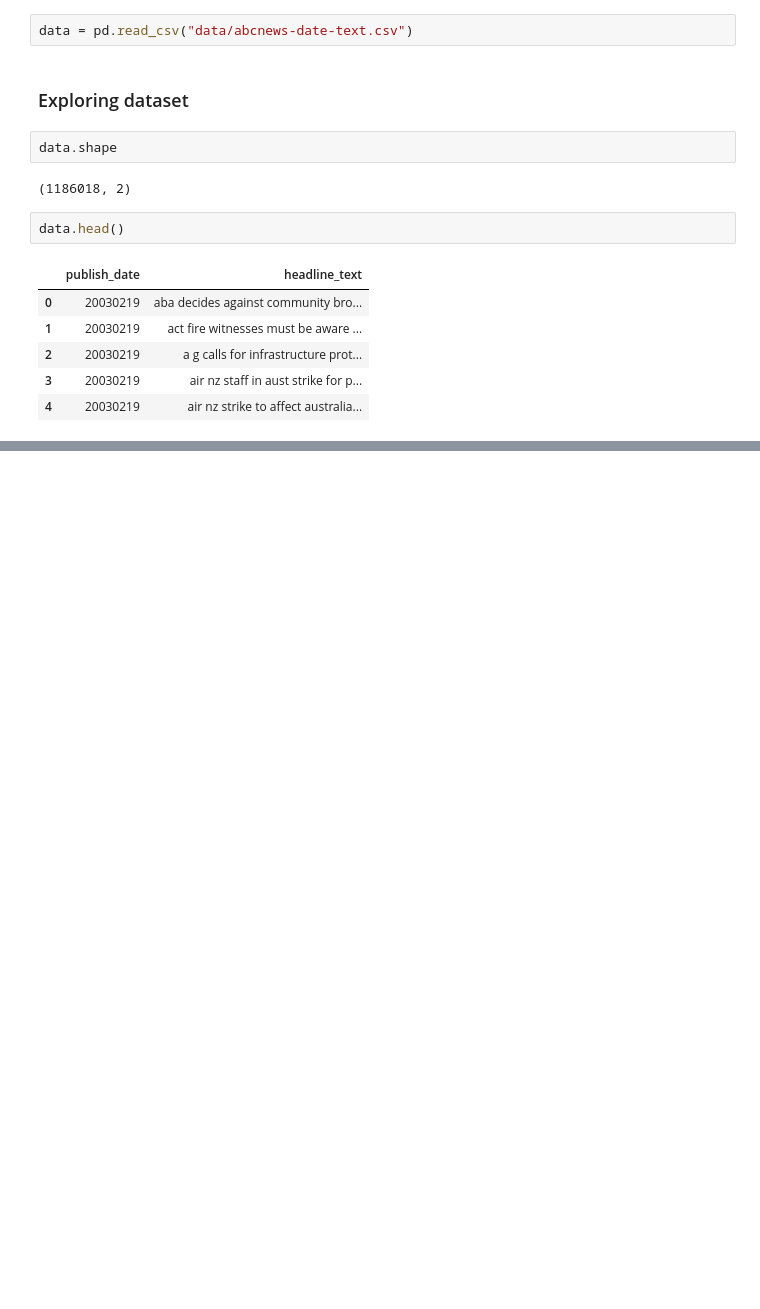
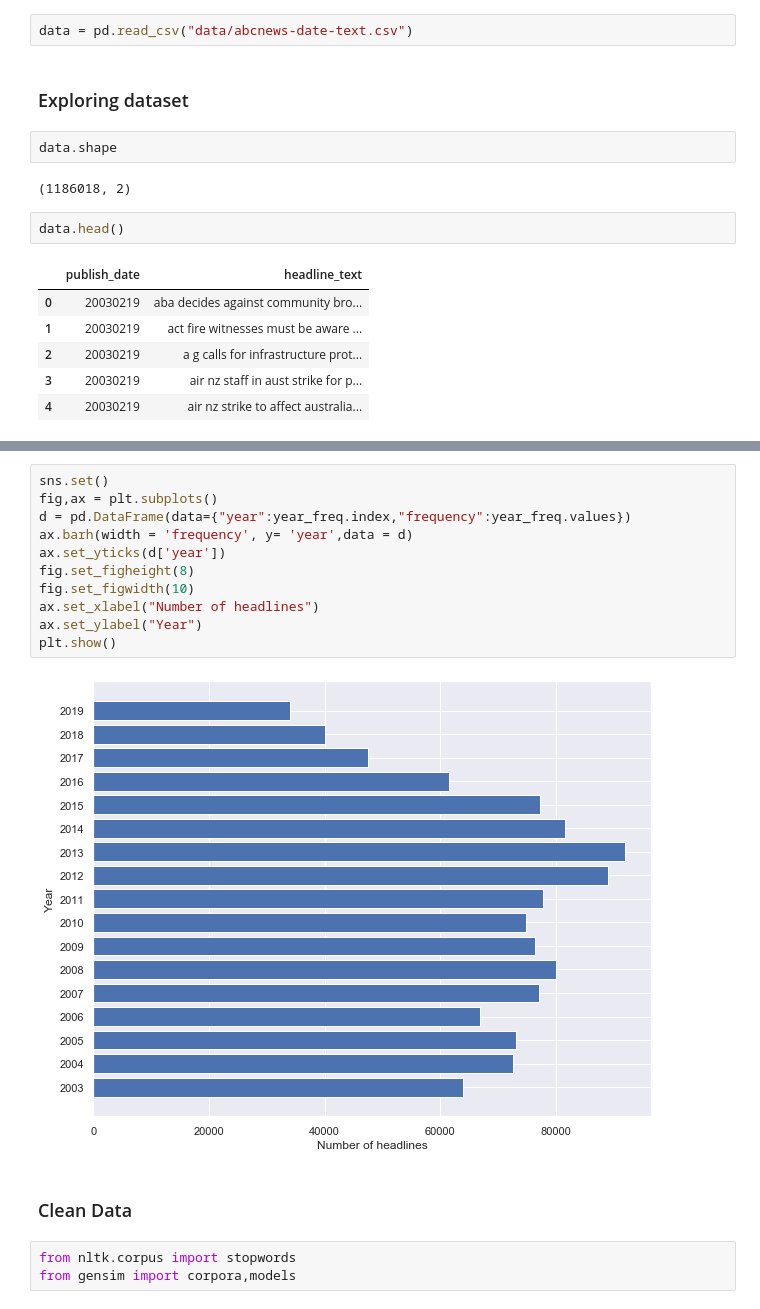
Before and after one commit to bhparijat/topic-modelling, a Jupyter notebook: topic modelling using LDA.ipynb, the cells around one changed output, grey strips where cells are left out. Cells and saved outputs as stored; diff of their text form; blank space fills up the shorter version.

```diff
--- a/topic modelling using LDA.ipynb
+++ b/topic modelling using LDA.ipynb
@@ -26,0 +77,18 @@ data.head()
+# %%
+sns.set()
+fig,ax = plt.subplots()
+d = pd.DataFrame(data={"year":year_freq.index,"frequency":year_freq.values})
+ax.barh(width = 'frequency', y= 'year',data = d)
+ax.set_yticks(d['year'])
+fig.set_figheight(8)
+fig.set_figwidth(10)
+ax.set_xlabel("Number of headlines")
+ax.set_ylabel("Year")
+plt.show()
+# %% [output]
+[figure, added]
+# %% [markdown]
+### Clean Data
+# %%
+from nltk.corpus import stopwords
+from gensim import corpora,models
```
Also changed, not shown: parts of 8 cells of this notebook.
